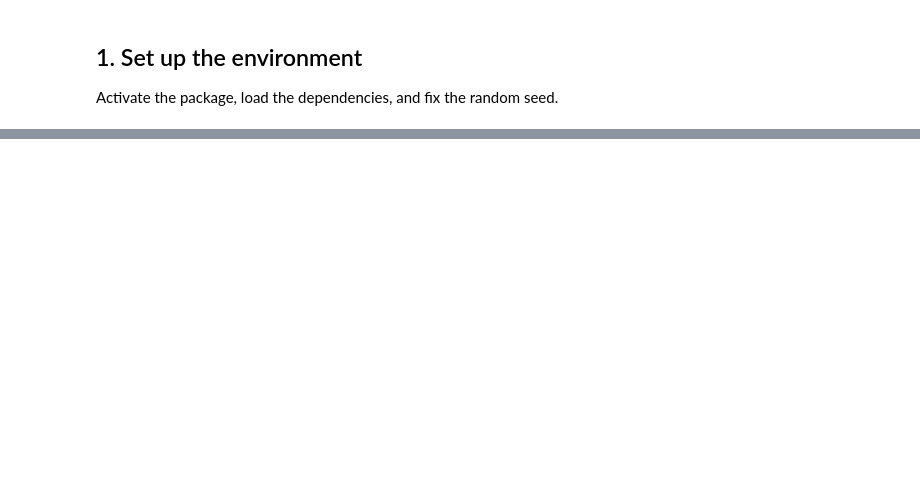
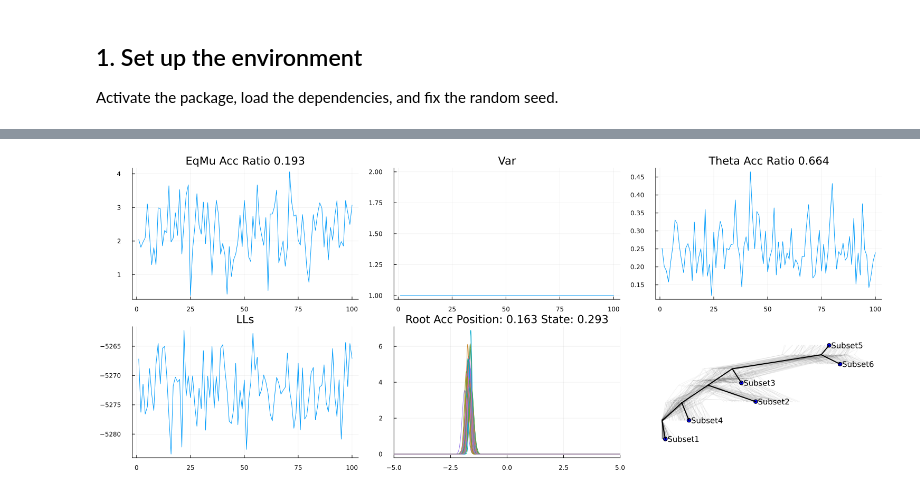
Before and after one commit to MurrellGroup/Phylotrajectories.jl, a Jupyter notebook: examples/usage_example.ipynb, the cells around one changed output, grey strips where cells are left out. Cells and saved outputs as stored; diff of their text form; code cells hidden in the pictures; blank space fills up the shorter version.

```diff
--- a/examples/usage_example.ipynb
+++ b/examples/usage_example.ipynb
@@ -433,0 +154,15 @@ sim_HIPSTR.gif                                   # animated walk of HIPSTR on UM
+# %%
+println("=" ^ 60)
+println("Running OU MCMC inference on simulated data...")
+println("=" ^ 60)
+
+plot_init, init_tree, trees, LLs, models, root_ps, upd =
+    tree_inference(
+        make_ou_model(),
+        cluster_names, count_matrix;
+        eqmu = eqmu,
+        eqtheta = eqtheta,
+        v = v,
+        d = digamma_value,
+        g = trigamma_value,
+    );
@@ -433,0 +183,4 @@ sim_HIPSTR.gif                                   # animated walk of HIPSTR on UM
+# %%
+ladderize!.(trees)
+hip, node2logcred, node2support = HIPSTR(trees; getcred = true, getsupport = true)
+mltpl = plot_multiple_trees(trees, hip; line_width = 1.0);
@@ -433,0 +194,41 @@ sim_HIPSTR.gif                                   # animated walk of HIPSTR on UM
+# %%
+lls = plot(LLs, legend = :none);  title!(lls, "LLs");
+
+means = plot([x[3] for x in models], legend = :none);
+title!(means, "EqMu Acc Ratio $(round(upd.models_update.eqmu_sampler.acc_ratio[1], digits=3))");
+
+theta = plot([x[1] for x in models], legend = :none);
+title!(theta, "Theta Acc Ratio $(round(upd.models_update.theta_sampler.acc_ratio[1], digits=3))");
+
+vars = plot([x[2] for x in models], legend = :none);
+title!(vars, "Var");
+
+plot_root = plot(xlims = (-5, 5), legend = false)
+for p in root_ps
+    plot!(plot_root, x -> pdf(Normal(p[1][1], p[1][2]), x))
+end
+title!(
+    plot_root,
+    "Root Acc Position: $(round(upd.root_update.acc_ratio.position[1], digits=3))" *
+    " State: $(round(upd.root_update.acc_ratio.state[1], digits=3))",
+);
+
+combined_plt = plot(
+    [means, vars, theta, lls, plot_root, mltpl]...;
+    layout = (2, 3), size = (1500, 600),
+);
+
+hipster_tree = plot(mltpl; fontsize = 10, margins = 10mm);
+
+savefig(combined_plt, joinpath(path, "OU_sim_$(digamma_value)_$(trigamma_value)_$(NUMBER_SEED)_theta.pdf"))
+savefig(hipster_tree, joinpath(path, "OU_sim_$(digamma_value)_$(trigamma_value)_hipster_$(NUMBER_SEED)_theta.pdf"))
+
+# Save the HIPSTR consensus as Newick
+Phylo.write(
+    joinpath(path, "HIPSTR_tree.newick"),
+    get_phylo_tree(hip),
+)
+
+display(combined_plt)
+# %% [output]
+[figure, added]
```
Also changed, not shown: parts of 41 cells of this notebook, 11 other files.
